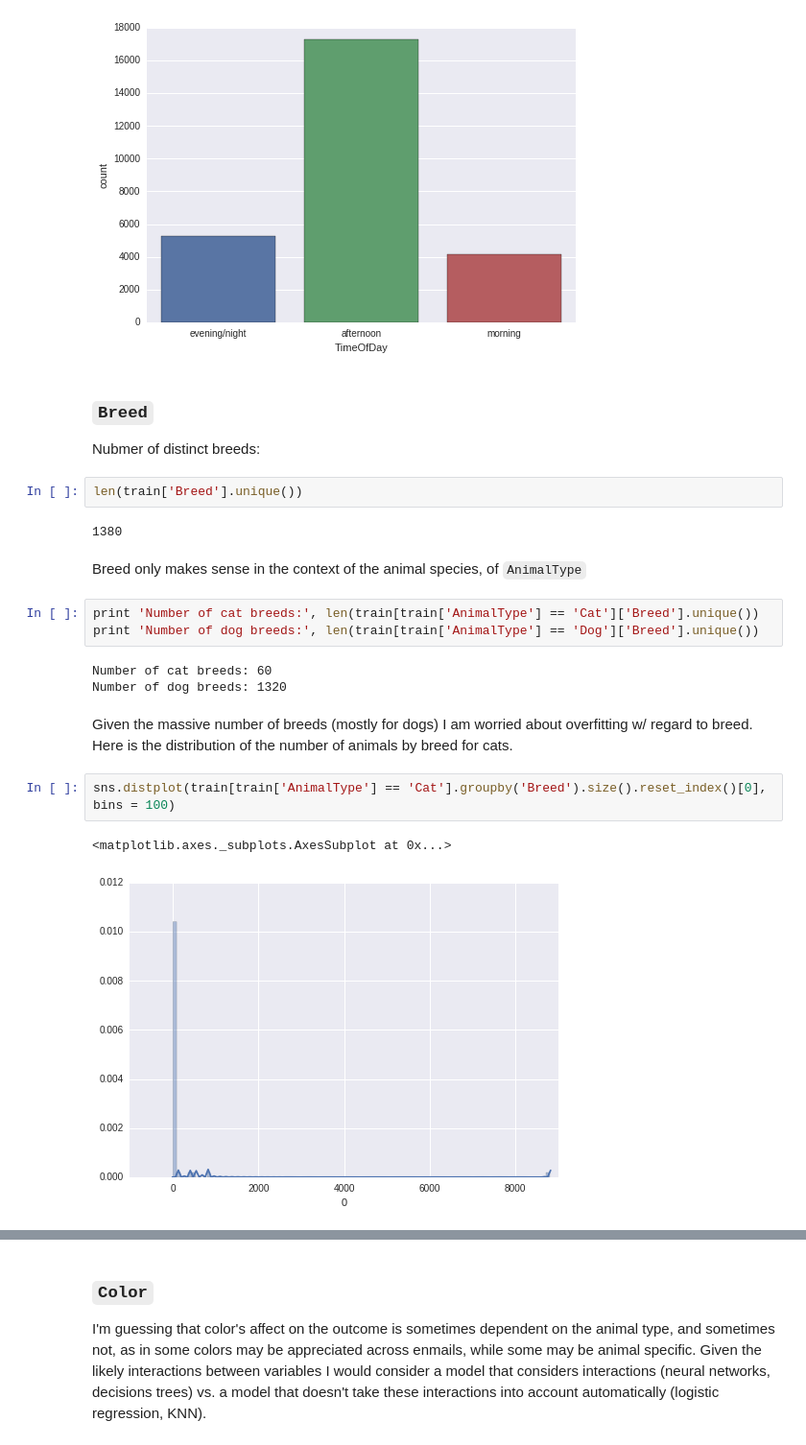
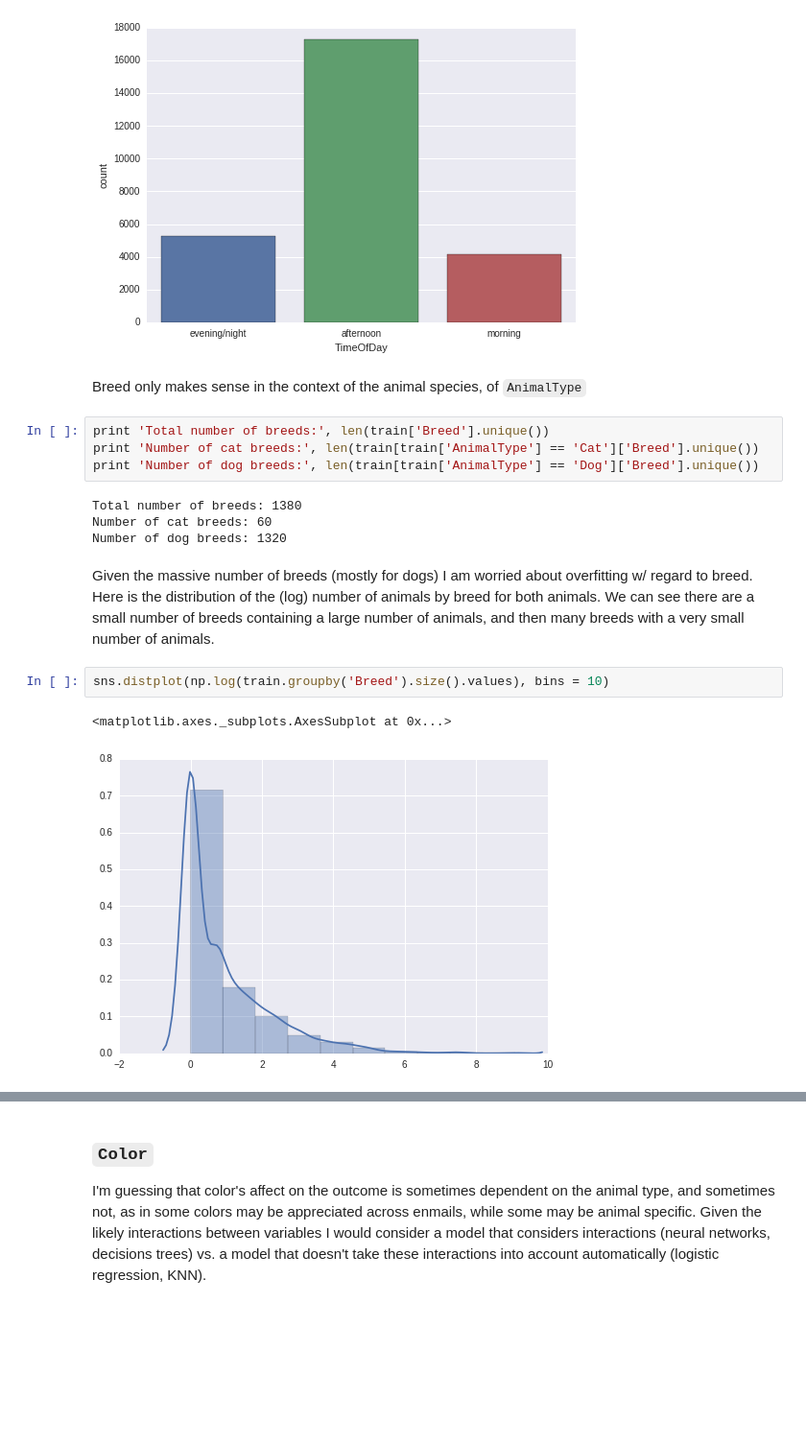
Before and after one commit to jakesherman/shelter-animals-kaggle, a Jupyter notebook: 1-exploring.ipynb, the cells around one changed output, grey strips where cells are left out. Shown: that part at 96% size. Drawn from its saved outputs; the diff is of its cells as text; blank space fills up the shorter version.

Commit message:
More work on the name and breed features

```diff
--- a/1-exploring.ipynb
+++ b/1-exploring.ipynb
@@ -216,26 +216,20 @@ sns.countplot(x = "TimeOfDay", data = train)
 # %% [output]
 <matplotlib.axes._subplots.AxesSubplot at 0x...>
 [figure]
-# %% [markdown]
-### `Breed`
-
-Nubmer of distinct breeds:
-# %%
-len(train['Breed'].unique())
-# %% [output]
-1380
 # %% [markdown]
 Breed only makes sense in the context of the animal species, of `AnimalType`
 # %%
+print 'Total number of breeds:', len(train['Breed'].unique())
 print 'Number of cat breeds:', len(train[train['AnimalType'] == 'Cat']['Breed'].unique())
 print 'Number of dog breeds:', len(train[train['AnimalType'] == 'Dog']['Breed'].unique())
 # %% [output]
+Total number of breeds: 1380
 Number of cat breeds: 60
 Number of dog breeds: 1320
 # %% [markdown]
-Given the massive number of breeds (mostly for dogs) I am worried about overfitting w/ regard to breed. Here is the distribution of the number of animals by breed for cats.
+Given the massive number of breeds (mostly for dogs) I am worried about overfitting w/ regard to breed. Here is the distribution of the (log) number of animals by breed for both animals. We can see there are a small number of breeds containing a large number of animals, and then many breeds with a very small number of animals.
 # %%
-sns.distplot(train[train['AnimalType'] == 'Cat'].groupby('Breed').size().reset_index()[0], bins = 100)
+sns.distplot(np.log(train.groupby('Breed').size().values), bins = 10)
 # %% [output]
 <matplotlib.axes._subplots.AxesSubplot at 0x...>
-[figure, old version]
+[figure, new version]
```
Also changed, not shown: parts of 8 cells of this notebook.
